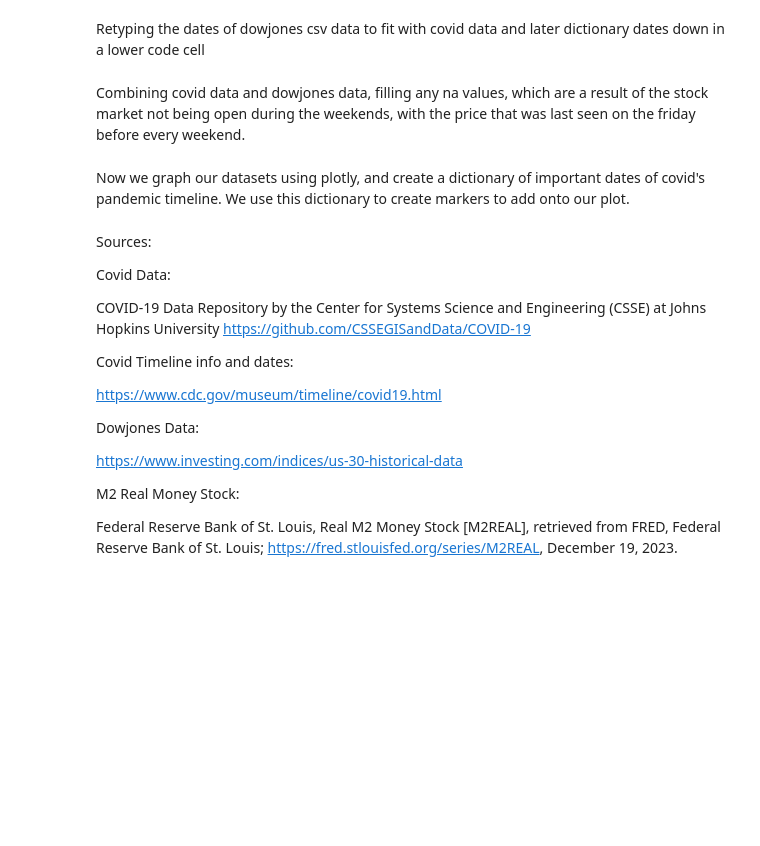
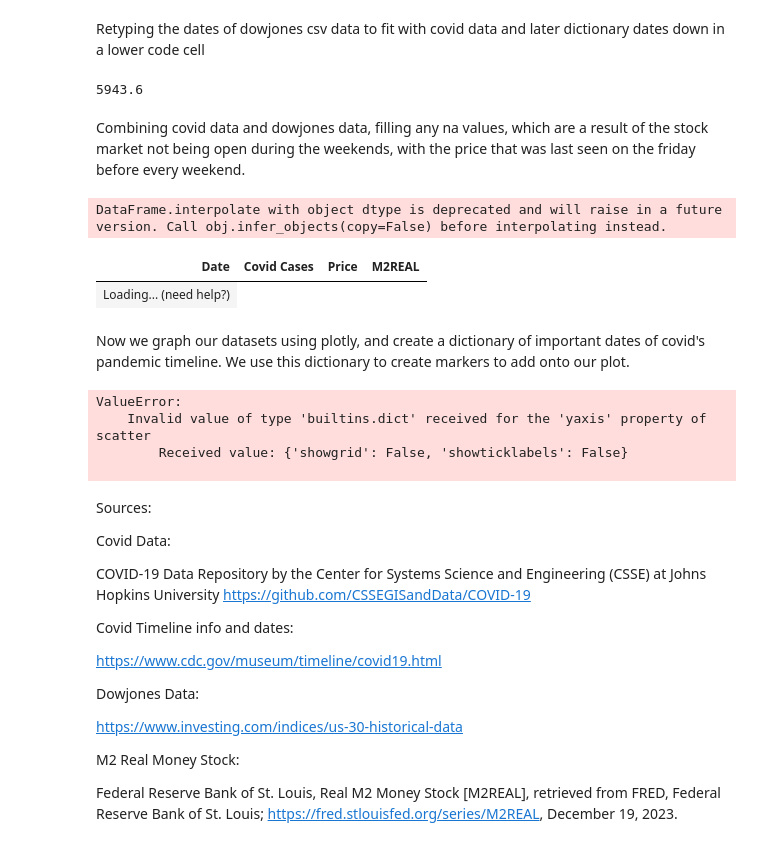
Before and after one commit to coltongerth/covid-dow-comp, a Jupyter notebook: covidViz.ipynb, the cells around one changed output. Drawn from its saved outputs; the diff is of its cells as text; code cells hidden in the pictures; blank space fills up the shorter version.

Commit message:
successful m2real data integration

```diff
--- a/covidViz.ipynb
+++ b/covidViz.ipynb
@@ -21,7 +20,7 @@ Importing all data used for this notebook.
 init_notebook_mode(all_interactive=True)
 covid_data = pd.read_csv("https://raw.githubusercontent.com/CSSEGISandData/COVID-19/master/csse_covid_19_data/csse_covid_19_time_series/time_series_covid19_confirmed_global.csv", index_col=0, on_bad_lines='skip')
 dowjones_data = pd.read_csv("data\Dow Jones Industrial Average Historical Data.csv")
-m2real_data = pd.read_csv(r"C:\Users\colto\Documents\GitHub\CovidStocksViz\data\M2REAL.csv")
+m2real_data = pd.read_csv("data\M2REAL.csv")
 # %% [output]
 [interactive output not drawn]
 [interactive output not drawn]
@@ -43,5 +42,11 @@ Retyping the dates of dowjones csv data to fit with covid data and later diction
 dowjones_data["Date"] = dowjones_data["Date"].apply(lambda x: parse(str(x)).strftime("%Y-%m-%d"))
 dowjones_data = dowjones_data.sort_values("Date",ascending=True)
 dowjones_data["Price"] = dowjones_data["Price"].str.replace(",","").astype("float")
+# %%
+m2real_data = m2real_data.rename(columns={"DATE":"Date"})
+m2real_data.iloc[0,1]
+# m2real_data
+# %% [output]
+5943.6
 # %% [markdown]
 Combining covid data and dowjones data, filling any na values, which are a result of the stock market not being open during the weekends, with the price that was last seen on the friday before every weekend.
@@ -51,3 +53,16 @@ merged_data.fillna(method="ffill", inplace=True)
+# %%
+merged_data = us_data.merge(dowjones_data[["Date","Price"]], on=["Date"], how="left")
+merged_data.ffill(inplace=True)
+merged_data = merged_data.merge(m2real_data,on=["Date"],how="left")
+# Performing this insert in order to line up January's M2 stock data with our dataset, as the M2 data is only monthly.
+merged_data.iloc[0,3] = m2real_data.iloc[0,1]
+# We need to interpolate the daily value due to our M2 data being only monthly
+merged_data.interpolate(inplace=True)
+merged_data
+# %% [output]
+DataFrame.interpolate with object dtype is deprecated and will raise in a future version. Call obj.infer_objects(copy=False) before interpolating instead.
+| Date | Covid Cases | Price | M2REAL |
+| Loading... (need help?) |
 # %% [markdown]
 Now we graph our datasets using plotly, and create a dictionary of important dates of covid's pandemic timeline. We use this dictionary to create markers to add onto our plot.
 # %%
@@ -59,6 +74,10 @@ covid_fig.update_traces(line_color='#FF0000')
 
 dowjones_fig = px.line(merged_data, x="Date", y=["Price"])
 dowjones_fig.update_traces(yaxis="y2")
+
+m2real_fig = px.line(merged_data, x="Date", y=['M2REAL'])
+m2real_fig.update_traces(yaxis="y3", line_color="green",)
+m2real_fig.update_layout(yaxis_visible=False, yaxis_showticklabels=False)
 
 
 important_dates = {
@@ -88,11 +107,36 @@ important_dates = {
 
 big_fig.add_traces(covid_fig.data + dowjones_fig.data)
 
+for trace in m2real_fig.data:
+    trace.yaxis = 'y3'
+    big_fig.add_trace(trace)
+
+# Layout for the third axis (y3)
+big_fig.update_layout(
+    yaxis3=dict(
+        title="",
+        overlaying="y",
+        side="left",
+        showgrid=False,
+        showticklabels=False,
+        position=0.05  # Adjust the position to ensure it doesn't overlap with the primary y-axis
+    ),
+    yaxis=dict(
+        title="COVID Cases"
+    ),
+    yaxis2=dict(
+        title="Dow Jones Price"
+    )
+)
+
+# big_fig.add_traces([covid_fig,dowjones_fig])
 for date, event in important_dates.items():
     # Find the values for Covid Cases and Dow Jones Price on an important date
     covid_cases = merged_data[merged_data['Date'] == date]['Covid Cases'].values[0]
 
     dow_price = merged_data[merged_data['Date'] == date]['Price'].values[0]
+
+    # m2real_stock = merged_data[merged_data['Date'] == date]['M2REAL'].values[0]
 
     # Add scatter plot for important dates for Covid Cases data line
     big_fig.add_trace(go.Scatter(x = [date], y = [covid_cases], mode = 'markers', marker = dict(color = 'yellow', size=10, line = dict(width = 2, color = 'DarkSlateGrey')),
@@ -102,8 +146,17 @@ for date, event in important_dates.items():
     big_fig.add_trace(go.Scatter(x = [date], y = [dow_price], mode = 'markers', marker = dict(color = 'yellow', size = 10, line = dict(width = 2, color = 'DarkSlateGrey')),
                                 name = event, hovertext = event, hoverinfo = 'text', yaxis = 'y2', showlegend=False))
 
+    # And of course for the M2 data
+    # big_fig.add_trace(go.Scatter(x = [date], y = [m2real_stock], mode = 'markers', marker = dict(color = 'yellow', size = 10, line = dict(width = 2, color = 'DarkSlateGrey')),
+    #                             name = event, hovertext = event, hoverinfo = 'text', yaxis = 'y2', showlegend=False))
+
 
 big_fig.show()
+# %% [output]
+ValueError:
+    Invalid value of type 'builtins.dict' received for the 'yaxis' property of scatter
+        Received value: {'showgrid': False, 'showticklabels': False}
+
 # %% [markdown]
 Sources:
 
```
Also changed, not shown: parts of 2 cells of this notebook.
